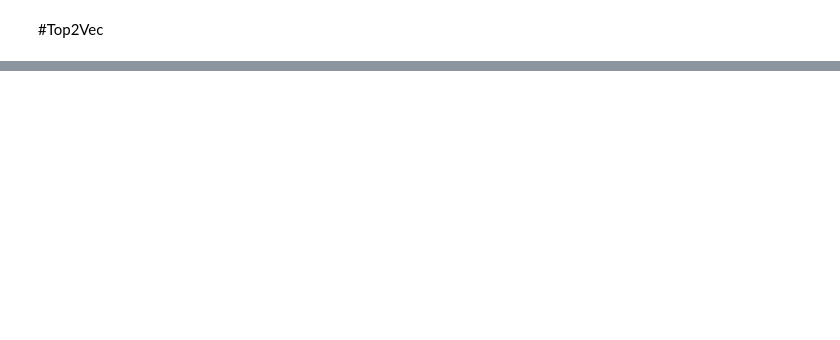
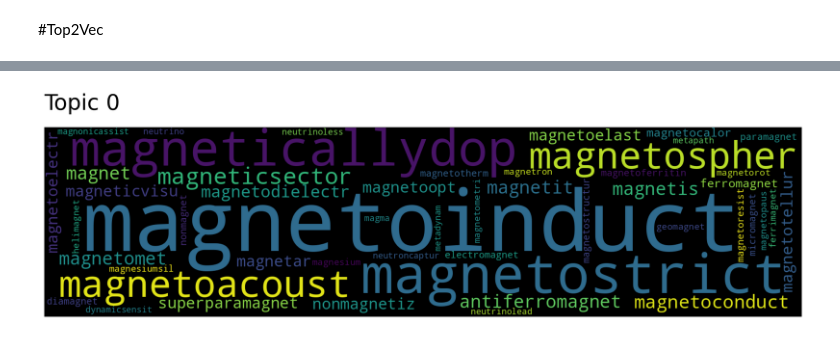
Before and after one commit to daniilbond1/Topic-modeling-for-article-titles-, a Jupyter notebook: Курсовая_БондаренкоДП.ipynb, the cells around one changed output, grey strips where cells are left out. Cells and saved outputs as stored; diff of their text form; code cells hidden in the pictures; blank space fills up the shorter version.

```diff
--- a/Курсовая_БондаренкоДП.ipynb
+++ b/Курсовая_БондаренкоДП.ipynb
@@ -191,18 +244,3 @@ Requirement already satisfied: smart-open>=1.8.1 in /usr/local/lib/python3.9/dis
     Uninstalling gensim-3.6.0:
       Successfully uninstalled gensim-3.6.0
 Successfully installed gensim-4.3.1 top2vec-1.0.28
-# %%
-from top2vec import Top2Vec
-
-umap_args = {'n_neighbors': 10,
-             'n_components': 6,
-             'metric': 'cosine',
-             "random_state": 42}
-
-hdbscan_args = {'min_cluster_size': 10,
-                'min_samples':5,
-                'metric': 'euclidean',
-                'cluster_selection_method': 'eom'}
-
-model = Top2Vec(documents= data_bert, speed='deep-learn', workers=8, min_count = 0, embedding_model='distiluse-base-multilingual-cased', umap_args = umap_args, hdbscan_args = hdbscan_args)
-model.get_num_topics()
@@ -223,3 +247,7 @@ INFO:top2vec:Finding topics
+# %%
+model.generate_topic_wordcloud(0)
+# %% [output]
+[figure, added]
 # %%
 model.hierarchical_topic_reduction(num_topics=6)
 for i in range(6):
```
Also changed, not shown: parts of 15 cells of this notebook.
